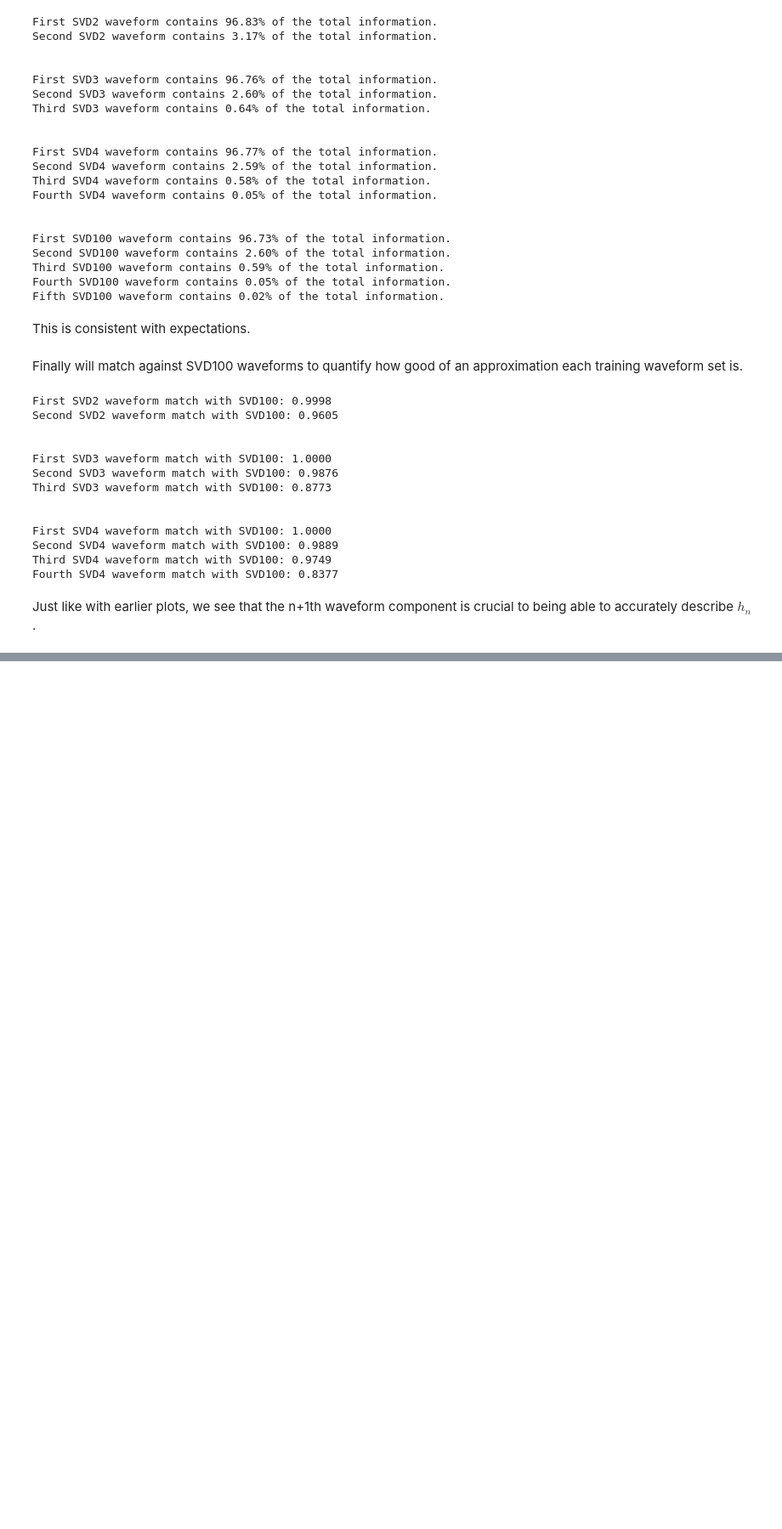
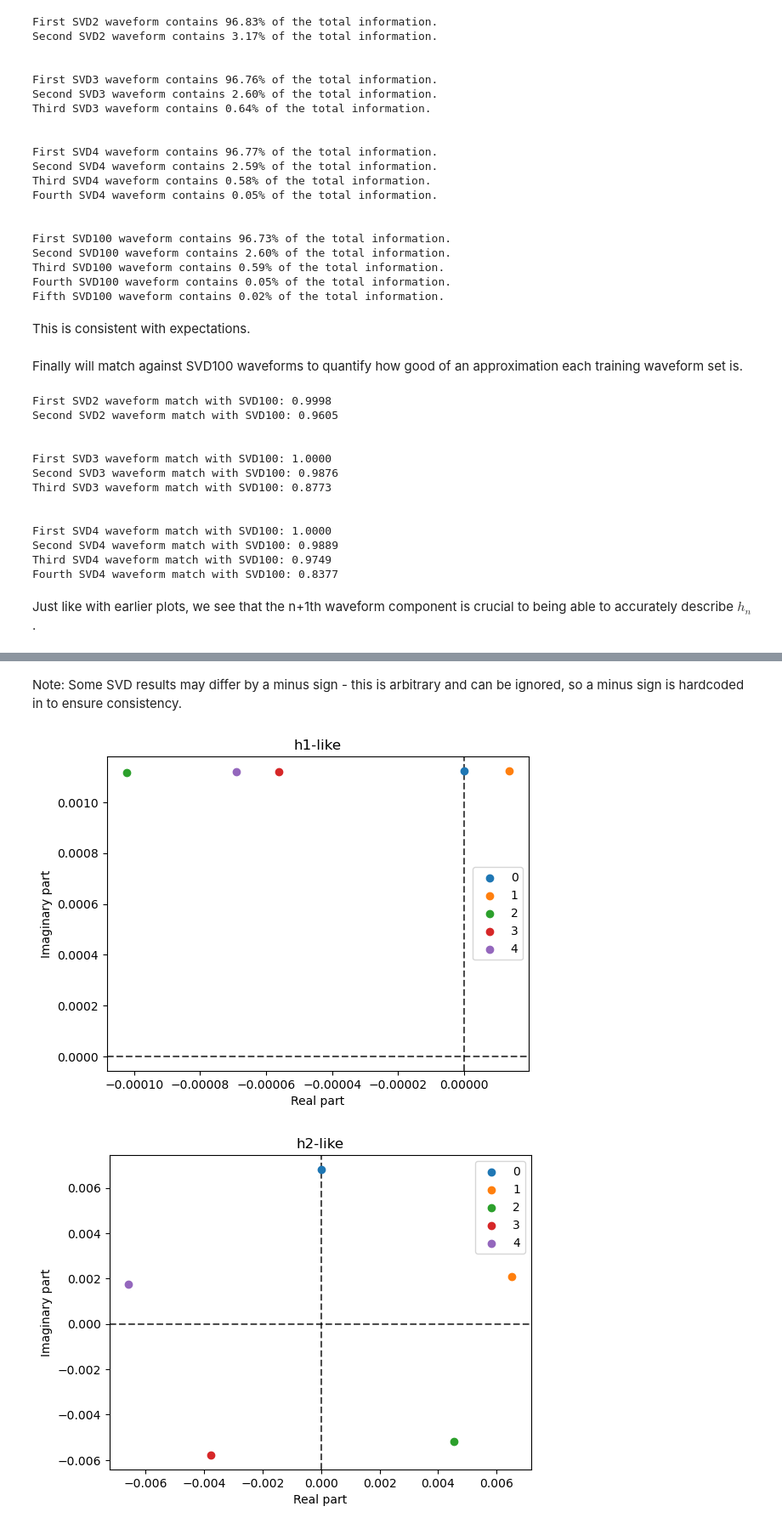
Before and after one commit to BenGPatterson/EccentricBinaries, a Jupyter notebook: notebooks/principal_component_analysis.ipynb, the cells around one changed output, grey strips where cells are left out. Shown at 85% size. Cells and saved outputs as stored; diff of their text form; code cells hidden in the pictures; blank space fills up the shorter version.

Commit message:
roots of unity and started generalising h1,...,hn normalisation

```diff
--- a/notebooks/principal_component_analysis.ipynb
+++ b/notebooks/principal_component_analysis.ipynb
@@ -780,0 +795,4 @@ Just like with earlier plots, we see that the n+1th waveform component is crucia
+# %%
+# Generate training waveform sets
+training_wfs_5 = gen_training_wfs(10, 0.1, chirp2total(24, 2), 2, 5, 4096, 'TEOBResumS')
+training_wfs_6 = gen_training_wfs(10, 0.1, chirp2total(24, 2), 2, 6, 4096, 'TEOBResumS')
@@ -780,0 +801,18 @@ Just like with earlier plots, we see that the n+1th waveform component is crucia
+# %%
+# Perform SVD on five training waveforms
+start = time.time()
+X = np.array(training_wfs_5).T
+means = X.mean(axis=0)
+stds = X.std(axis=0)
+U_5, S_5, Vh_5 = np.linalg.svd((X-means)/stds)
+end = time.time()
+print(f'Time taken: {end-start} seconds')
+
+# Perform SVD on six training waveforms
+start = time.time()
+X = np.array(training_wfs_6).T
+means = X.mean(axis=0)
+stds = X.std(axis=0)
+U_6, S_6, Vh_6 = np.linalg.svd((X-means)/stds)
+end = time.time()
+print(f'Time taken: {end-start} seconds')
@@ -780,0 +822,4 @@ Just like with earlier plots, we see that the n+1th waveform component is crucia
+# %%
+# Solve for U
+Vinv_S_5 = np.matmul(Vh_5.T.conj(), np.diag(1/S_5))
+Vinv_S_6 = np.matmul(Vh_6.T.conj(), np.diag(1/S_6))
@@ -780,0 +836,17 @@ Just like with earlier plots, we see that the n+1th waveform component is crucia
+# %% [markdown]
+Note: Some SVD results may differ by a minus sign - this is arbitrary and can be ignored, so a minus sign is hardcoded in to ensure consistency.
+# %%
+flip_sign = np.array([-1,-1,-1,1,-1])
+for i in range(5):
+    for j in range(5):
+        plt.scatter(np.imag(flip_sign[i]*Vinv_S_5.T[i][j]), np.real(flip_sign[i]*Vinv_S_5.T[i][j]), label=str(j))
+    plt.axvline(0, ls='dashed', c='k', zorder=-1, alpha=0.7)
+    plt.axhline(0, ls='dashed', c='k', zorder=-1, alpha=0.7)
+    plt.legend()
+    plt.xlabel('Real part')
+    plt.ylabel('Imaginary part')
+    plt.title(f'h{i+1}-like')
+    plt.show()
+# %% [output]
+[figure, added]
+[figure, added]
```
Also changed, not shown: parts of 11 cells of this notebook, 2 other files.
